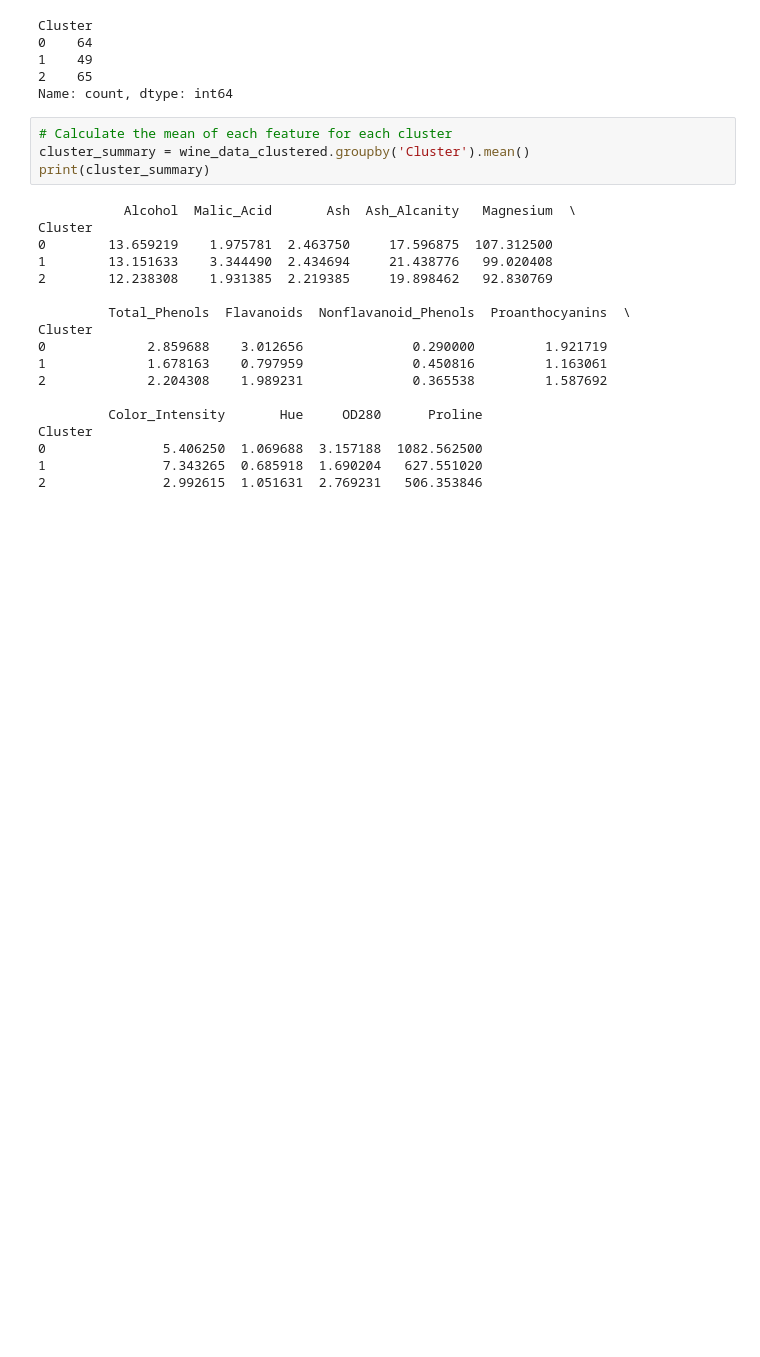
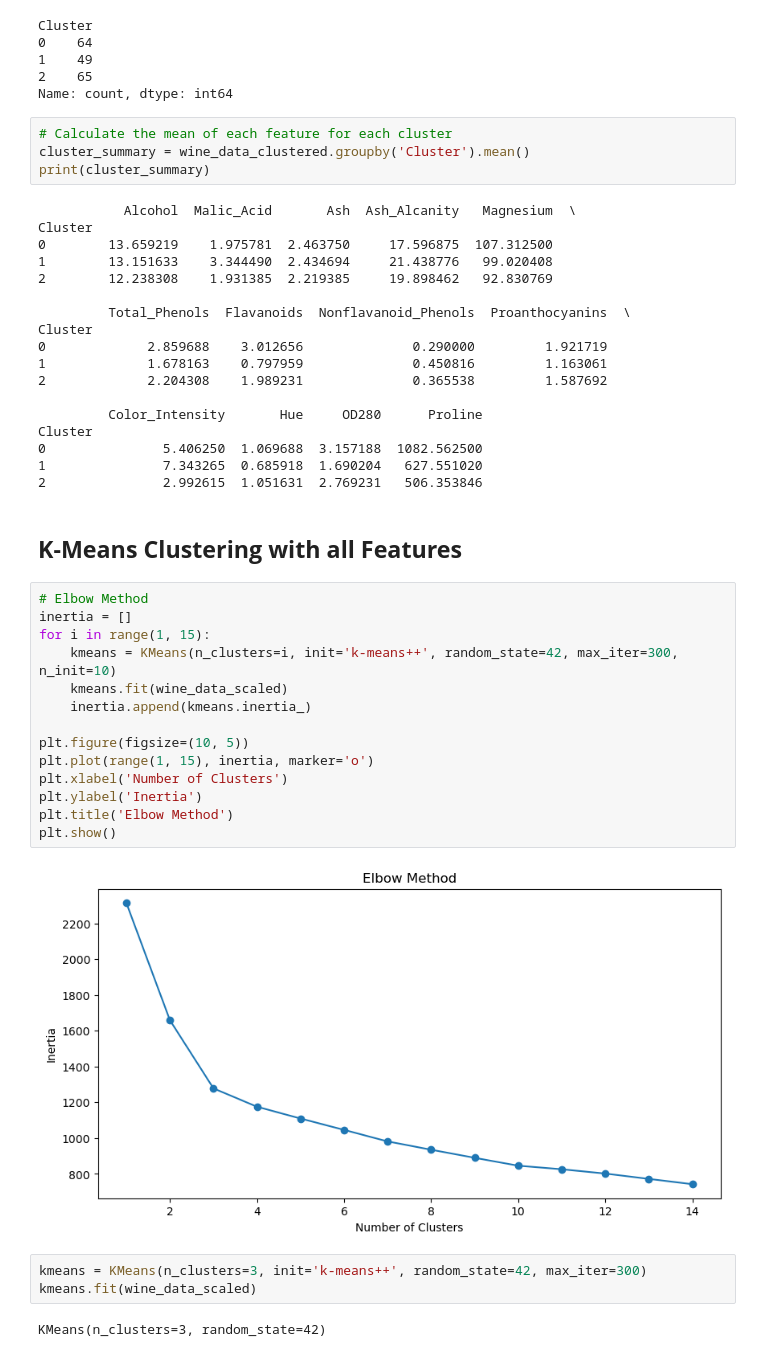
Before and after one commit to eduardo-oliveira-dev/wine-clustering-analysis, a Jupyter notebook: wine_clustering.ipynb, the cells around one changed output. Cells and saved outputs as stored; diff of their text form; blank space fills up the shorter version.

```diff
--- a/wine_clustering.ipynb
+++ b/wine_clustering.ipynb
@@ -317,3 +322,26 @@ Cluster
 0               5.406250  1.069688  3.157188  1082.562500
 1               7.343265  0.685918  1.690204   627.551020
 2               2.992615  1.051631  2.769231   506.353846
+# %% [markdown]
+## **K-Means Clustering with all Features**
+# %%
+# Elbow Method
+inertia = []
+for i in range(1, 15):
+    kmeans = KMeans(n_clusters=i, init='k-means++', random_state=42, max_iter=300, n_init=10)
+    kmeans.fit(wine_data_scaled)
+    inertia.append(kmeans.inertia_)
+
+plt.figure(figsize=(10, 5))
+plt.plot(range(1, 15), inertia, marker='o')
+plt.xlabel('Number of Clusters')
+plt.ylabel('Inertia')
+plt.title('Elbow Method')
+plt.show()
+# %% [output]
+[figure, added]
+# %%
+kmeans = KMeans(n_clusters=3, init='k-means++', random_state=42, max_iter=300)
+kmeans.fit(wine_data_scaled)
+# %% [output]
+KMeans(n_clusters=3, random_state=42)
```
Also changed, not shown: parts of 14 cells of this notebook.
